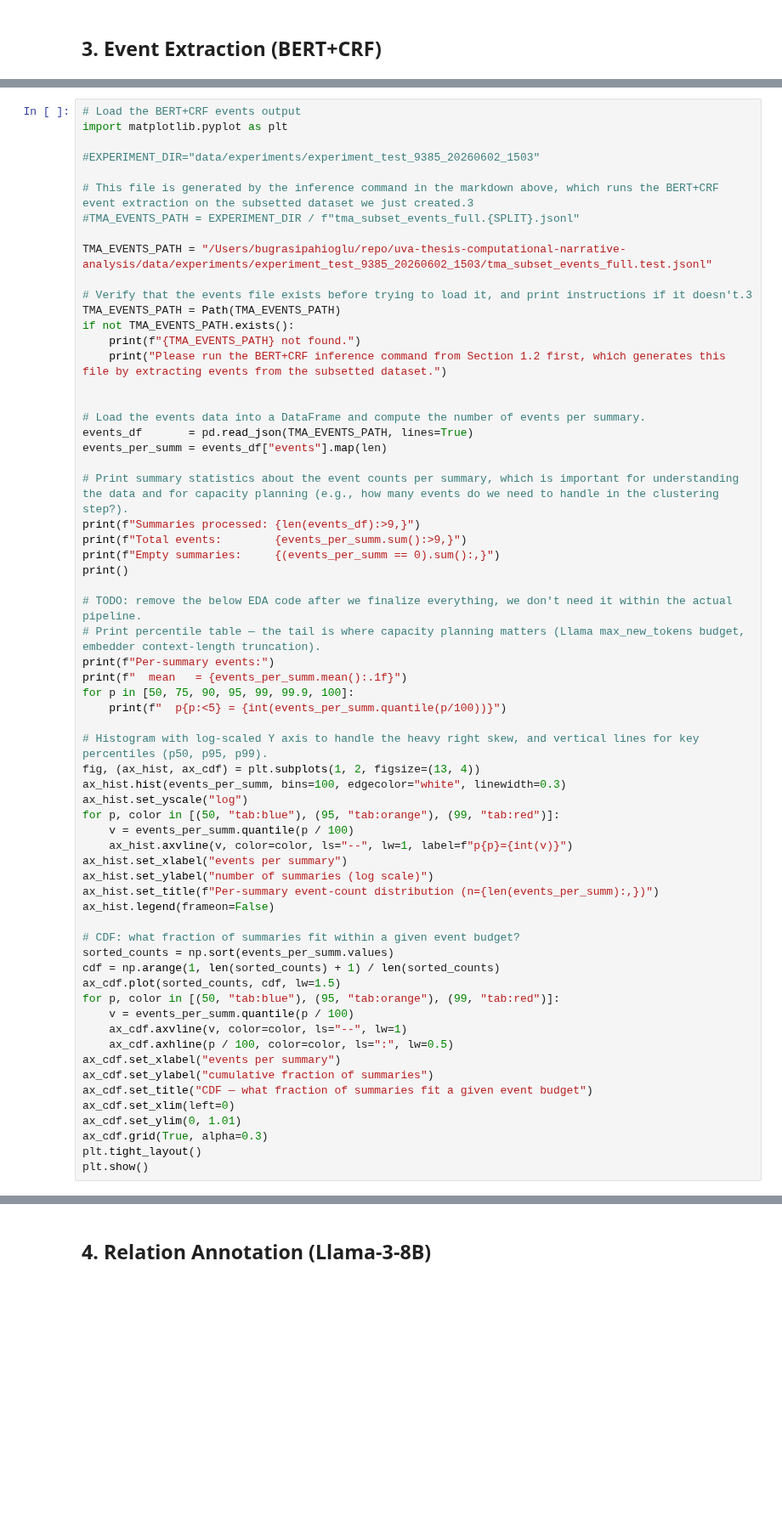
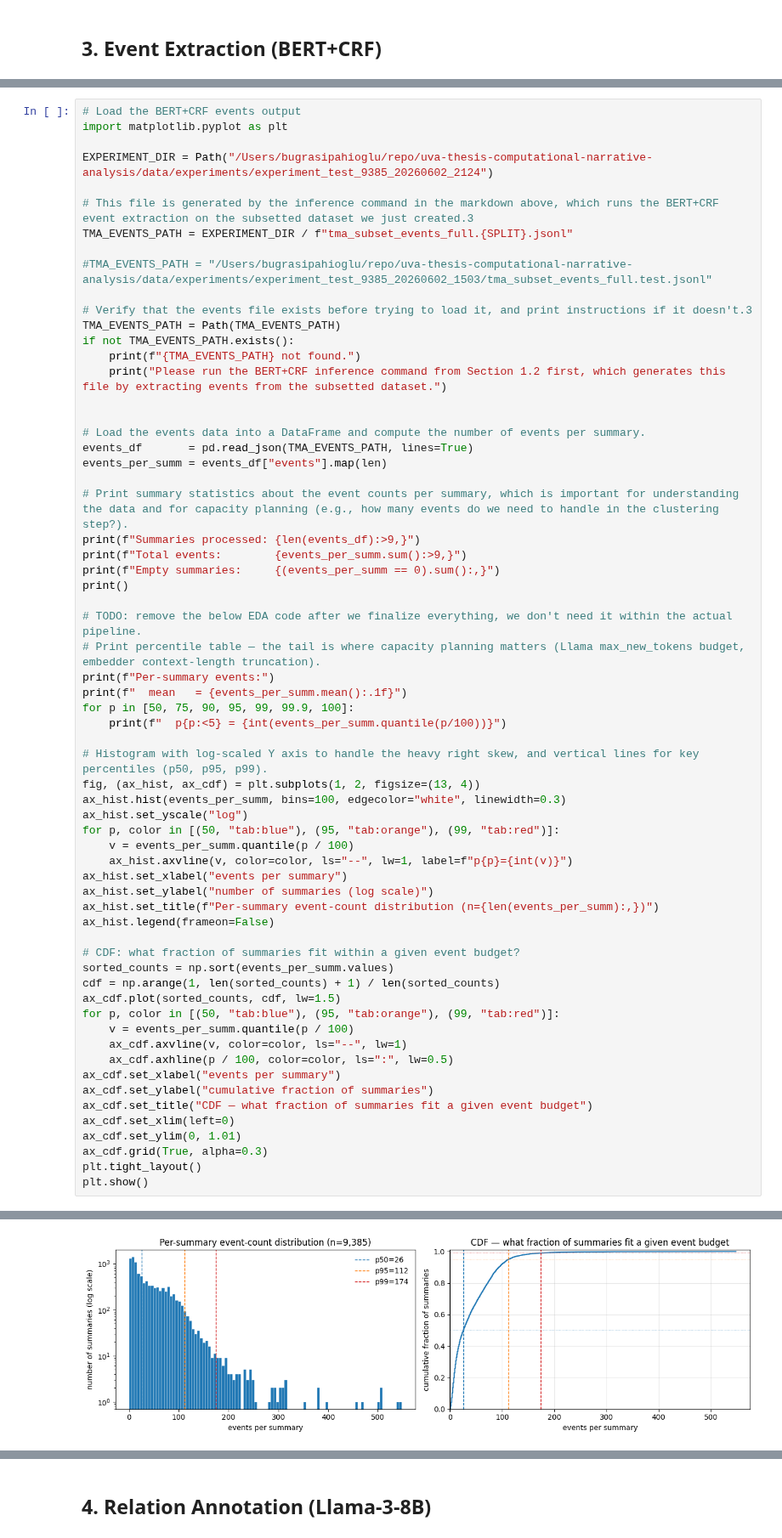
Before and after one commit to bgrsph/uva-thesis-computational-narrative-analysis, a Jupyter notebook: notebooks/pipeline.ipynb, the cells around one changed output, grey strips where cells are left out. Shown at 85% size. Cells and saved outputs as stored; diff of their text form; blank space fills up the shorter version.

```diff
--- a/notebooks/pipeline.ipynb
+++ b/notebooks/pipeline.ipynb
@@ -463,12 +468,12 @@ For multi-hour runs on a SLURM cluster, see `models/bert_crf/infer_tma.sbatch` (
 # Load the BERT+CRF events output
 import matplotlib.pyplot as plt
 
-#EXPERIMENT_DIR="data/experiments/experiment_test_9385_20260602_1503"
+EXPERIMENT_DIR = Path("/Users/bugrasipahioglu/repo/uva-thesis-computational-narrative-analysis/data/experiments/experiment_test_9385_20260602_2124")
 
 # This file is generated by the inference command in the markdown above, which runs the BERT+CRF event extraction on the subsetted dataset we just created.3
-#TMA_EVENTS_PATH = EXPERIMENT_DIR / f"tma_subset_events_full.{SPLIT}.jsonl"
+TMA_EVENTS_PATH = EXPERIMENT_DIR / f"tma_subset_events_full.{SPLIT}.jsonl"
 
-TMA_EVENTS_PATH = "/Users/bugrasipahioglu/repo/uva-thesis-computational-narrative-analysis/data/experiments/experiment_test_9385_20260602_1503/tma_subset_events_full.test.jsonl"
+#TMA_EVENTS_PATH = "/Users/bugrasipahioglu/repo/uva-thesis-computational-narrative-analysis/data/experiments/experiment_test_9385_20260602_1503/tma_subset_events_full.test.jsonl"
 
 # Verify that the events file exists before trying to load it, and print instructions if it doesn't.3
 TMA_EVENTS_PATH = Path(TMA_EVENTS_PATH)
@@ -522,3 +527,4 @@ ax_cdf.set_ylim(0, 1.01)
 ax_cdf.grid(True, alpha=0.3)
 plt.tight_layout()
 plt.show()
+# %% [output]
@@ -525,3 +544,4 @@ plt.show()
+[figure, added]
 # %%
 # Check a few random summaries and their events to get a qualitative sense of the data. If this errors, the inference command in the markdown above hasn't been run yet (or it failed).
 from collections import defaultdict
```
Also changed, not shown: parts of 8 cells of this notebook, 4 other files.
